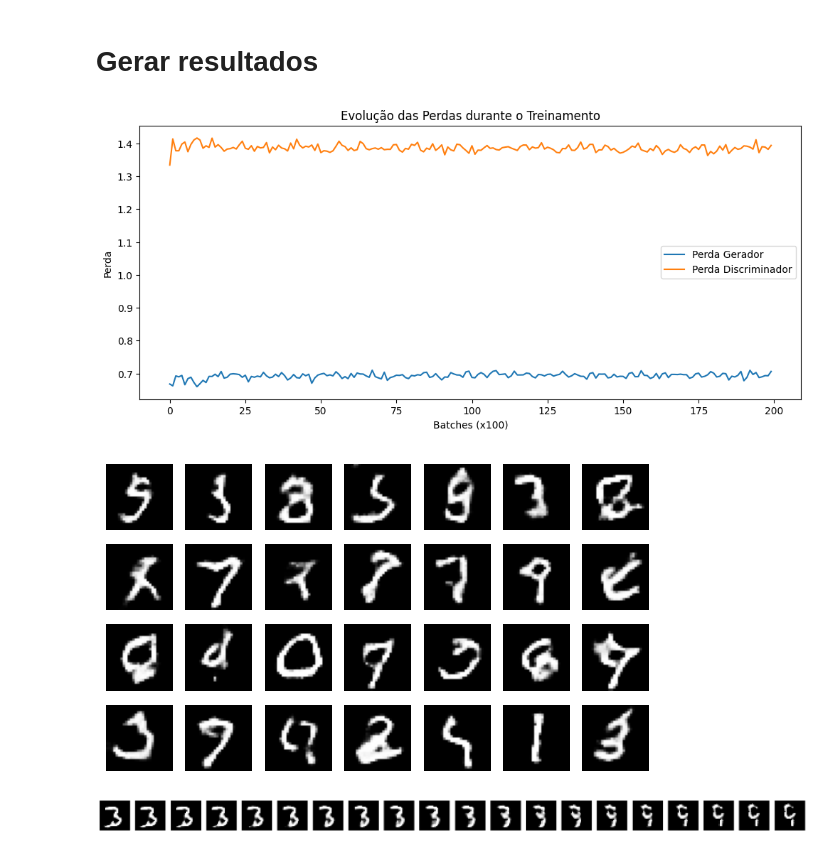
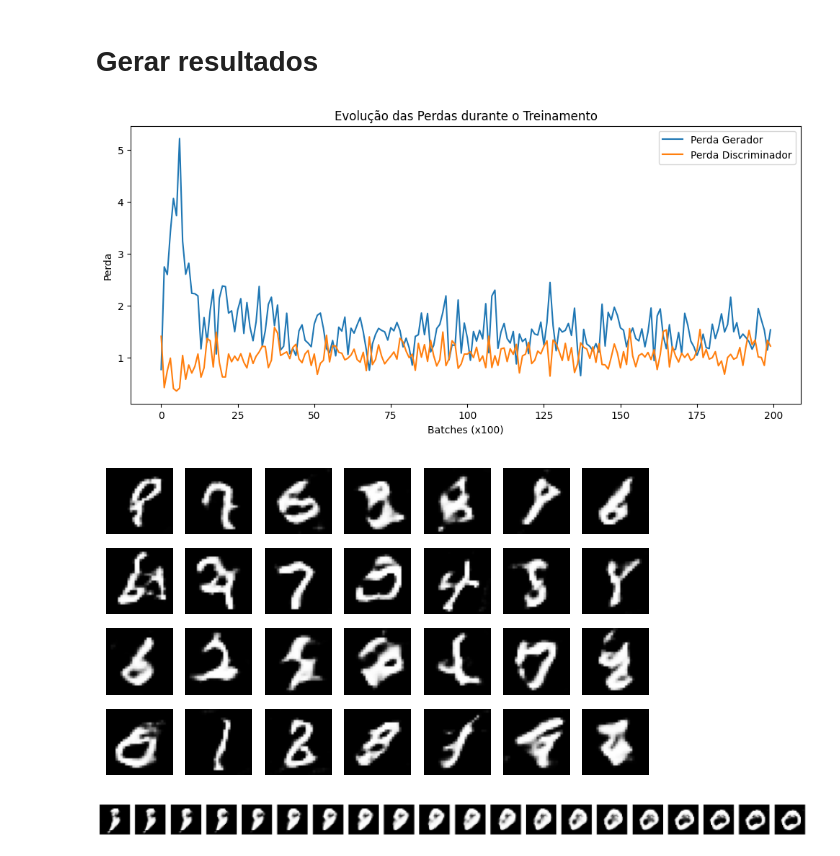
Before and after one commit to davialmeida135/GenAI, a Jupyter notebook: 03 - GAN MNist/tarefa03.ipynb, the cells around one changed output. Drawn from its saved outputs; the diff is of its cells as text; code cells hidden in the pictures.

Commit message:
adam

```diff
--- a/03 - GAN MNist/tarefa03.ipynb
+++ b/03 - GAN MNist/tarefa03.ipynb
@@ -238,9 +238,9 @@ Usando cuda.
 # Otimizadores
 # VARIAR TODOS ESSES
 lr_gerador = 0.001        # taxa de aprendizagem do gerador
-lr_discriminador = 0.00001   # learning rate do discriminador
-optimizador_gerador = torch.optim.RMSprop(modelo_gerador.parameters(), lr=lr_gerador)
-optimizador_discriminador = torch.optim.RMSprop(modelo_discriminador.parameters(), lr=lr_discriminador)
+lr_discriminador = 0.001   # learning rate do discriminador
+optimizador_gerador = torch.optim.Adam(modelo_gerador.parameters(), lr=lr_gerador)
+optimizador_discriminador = torch.optim.Adam(modelo_discriminador.parameters(), lr=lr_discriminador)
 
 # Função de perda
 loss_fn = nn.BCELoss()
@@ -366,22 +366,22 @@ def plotar_imagens(imagens, nome= "imagens"):
 # %% [markdown]
 # Gerar resultados
 # %%
-NOME = "low_disc"
+NOME = "adam"
 
 save_models(modelo_gerador, loss_history, nome=NOME)
 plot_loss_history(loss_history, nome=NOME)
 # Gera um lote com imagens falsas
 imagens = gerar_aleatorio(modelo_gerador, device, z_dim=z_dim, n_images=28)
 
 # Chama a função para plotar as imagens
 plot_multiple_images(imagens, n_cols=7, nome=NOME)
 
 # Gera imagens interpoladas entre z1 e z2
 imagens = interpolar_espaco_latente(modelo_gerador, z_dim=z_dim, steps=20, device=device)
 
 # Plota as imagens lado a lado
 plotar_imagens(imagens, nome=NOME)
 # %% [output]
-[figure, old version]
+[figure, new version]
-[figure, old version]
+[figure, new version]
-[figure, old version]
+[figure, new version]
```
Also changed, not shown: parts of 1 cell of this notebook, 5 other files.
